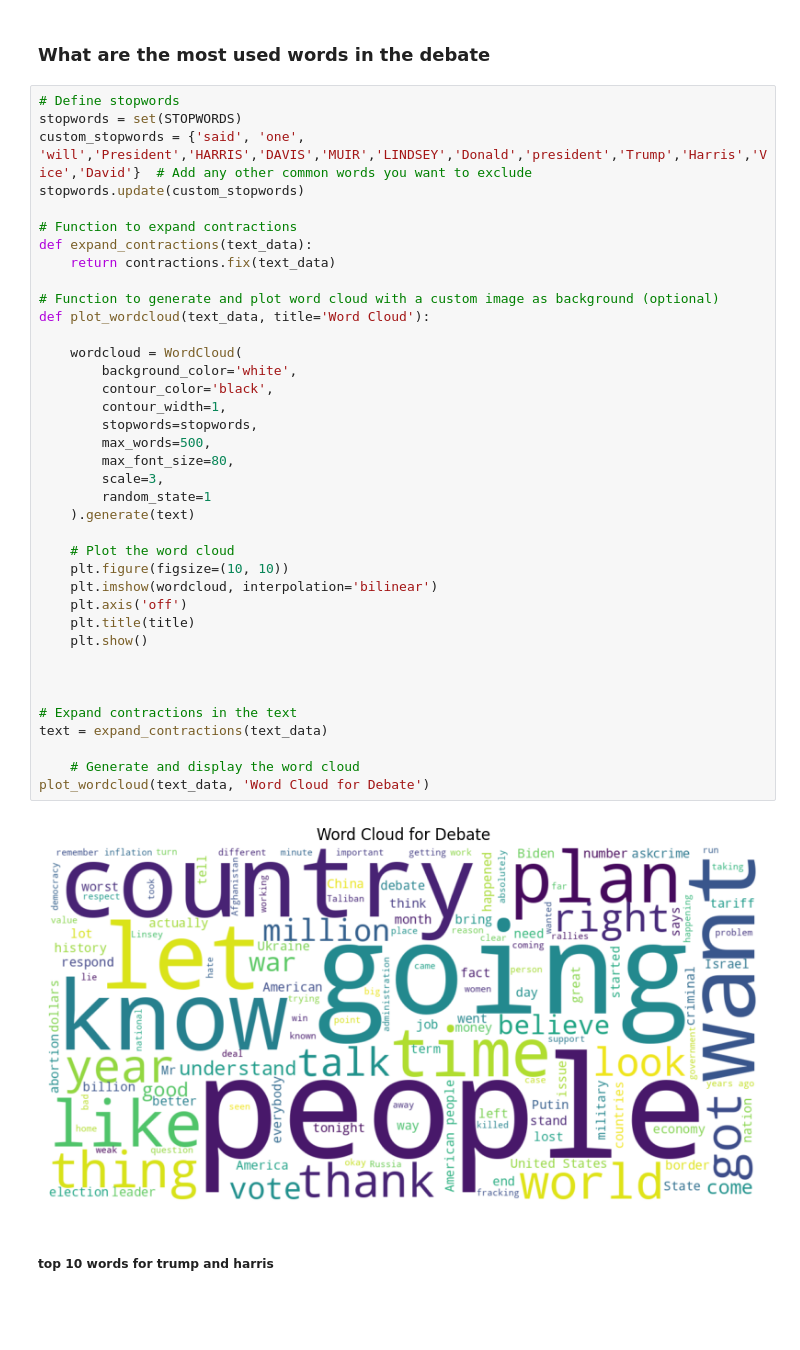
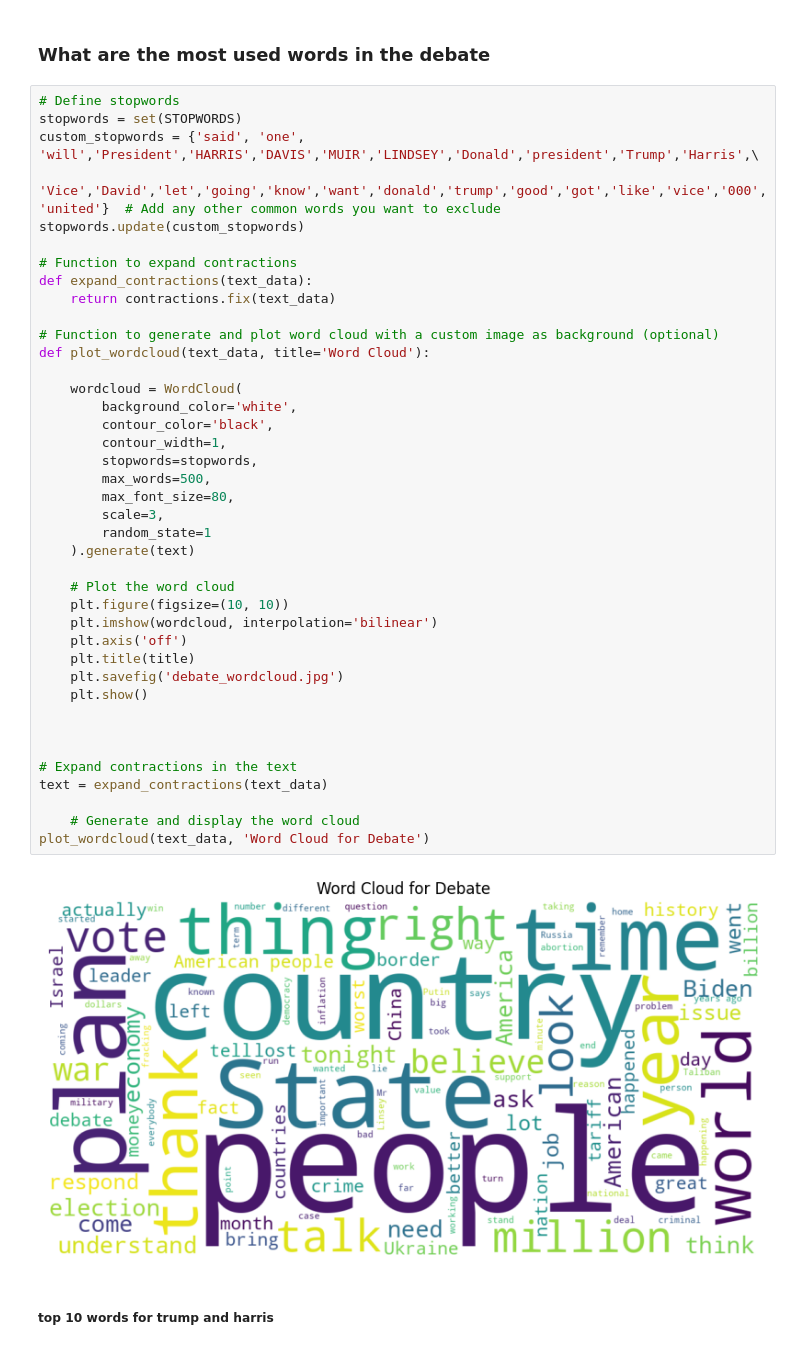
Before and after one commit to soham-bhagwat/Data-Analysis-EDA, a Jupyter notebook: presidential_debate.ipynb, the cells around one changed output. Drawn from its saved outputs; the diff is of its cells as text; blank space fills up the shorter version.

Commit message:
Kaggle Notebook | PresidentialDebate | Version 8

```diff
--- a/presidential_debate.ipynb
+++ b/presidential_debate.ipynb
@@ -81,7 +111,8 @@ paragraphs: 221
 # %%
 # Define stopwords
 stopwords = set(STOPWORDS)
-custom_stopwords = {'said', 'one', 'will','President','HARRIS','DAVIS','MUIR','LINDSEY','Donald','president','Trump','Harris','Vice','David'}  # Add any other common words you want to exclude
+custom_stopwords = {'said', 'one', 'will','President','HARRIS','DAVIS','MUIR','LINDSEY','Donald','president','Trump','Harris',\
+                    'Vice','David','let','going','know','want','donald','trump','good','got','like','vice','000','united'}  # Add any other common words you want to exclude
 stopwords.update(custom_stopwords)
 
 # Function to expand contractions
@@ -90,33 +121,34 @@ def expand_contractions(text_data):
 
 # Function to generate and plot word cloud with a custom image as background (optional)
 def plot_wordcloud(text_data, title='Word Cloud'):
 
     wordcloud = WordCloud(
         background_color='white',
         contour_color='black',
         contour_width=1,
         stopwords=stopwords,
         max_words=500,
         max_font_size=80,
         scale=3,
         random_state=1
     ).generate(text)
 
     # Plot the word cloud
     plt.figure(figsize=(10, 10))
     plt.imshow(wordcloud, interpolation='bilinear')
     plt.axis('off')
     plt.title(title)
+    plt.savefig('debate_wordcloud.jpg')
     plt.show()
 
 
 
 # Expand contractions in the text
 text = expand_contractions(text_data)
 
     # Generate and display the word cloud
 plot_wordcloud(text_data, 'Word Cloud for Debate')
 # %% [output]
-[figure, old version]
+[figure, new version]
 # %% [markdown]
 ##### top 10 words for trump and harris
```
Also changed, not shown: parts of 14 cells of this notebook.
